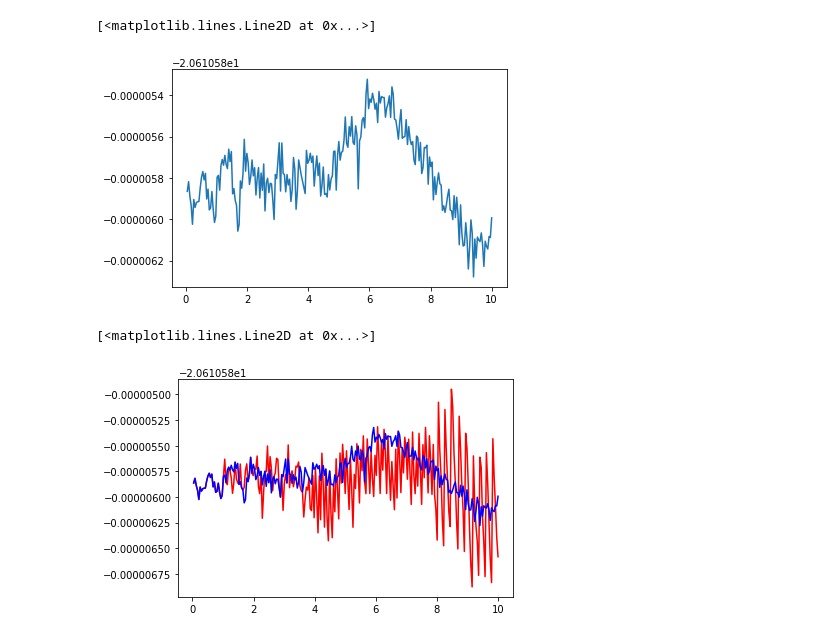
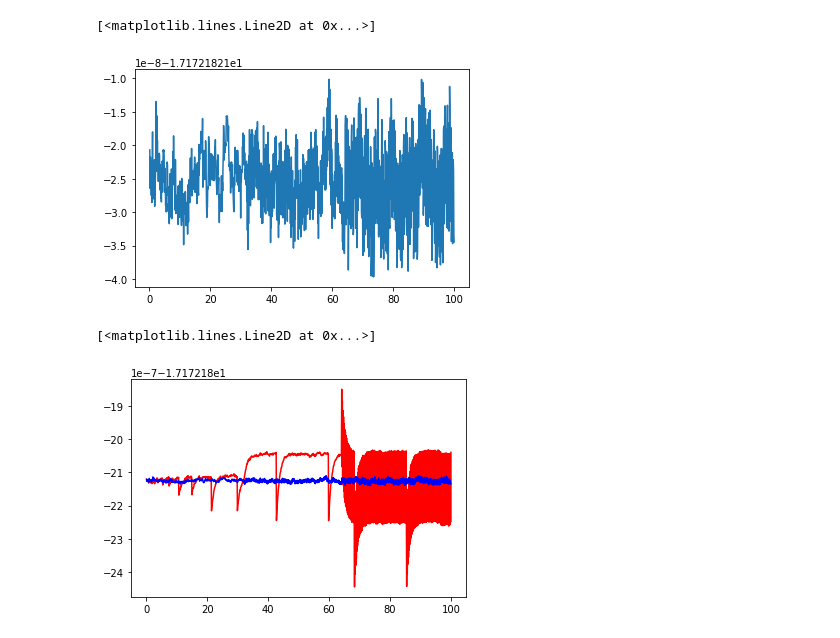
Before and after one commit to tiwarip1/PHY480MSU, a Jupyter notebook: project3/src/rk4.ipynb, the cells around one changed output. Cells and saved outputs as stored; diff of their text form; code cells hidden in the pictures.

```diff
--- a/project3/src/rk4.ipynb
+++ b/project3/src/rk4.ipynb
@@ -4,7 +4,8 @@ import numpy as np
 import matplotlib.pyplot as plt
 %matplotlib inline
 # %%
-t = np.linspace(0,10,237)
+n = 1000
+t = np.linspace(0,n/10,n)
 exp = []
 for i in range(len(t)):
     exp.append(math.sinh(t[i]))
@@ -46,5 +47,5 @@ resa = rk4a(fx,0.0,t)
 plt.plot(t,err(exp,resa))
 # %% [output]
 [<matplotlib.lines.Line2D at 0x...>]
-[figure, old version]
+[figure, new version]
 # %%
@@ -67,9 +68,9 @@ def rk4b( f, x0, t ):
     return x
 # %%
 resb = rk4b(fx,0.0,t)
-
-plt.plot(t,err(exp,resb),'r')
+errb =err(exp,resb)
+plt.plot(t,errb,'r')
 plt.plot(t,err(exp,resa),'b')
 # %% [output]
 [<matplotlib.lines.Line2D at 0x...>]
-[figure, old version]
+[figure, new version]
```
Also changed, not shown: parts of 5 cells of this notebook, 7 other files.
